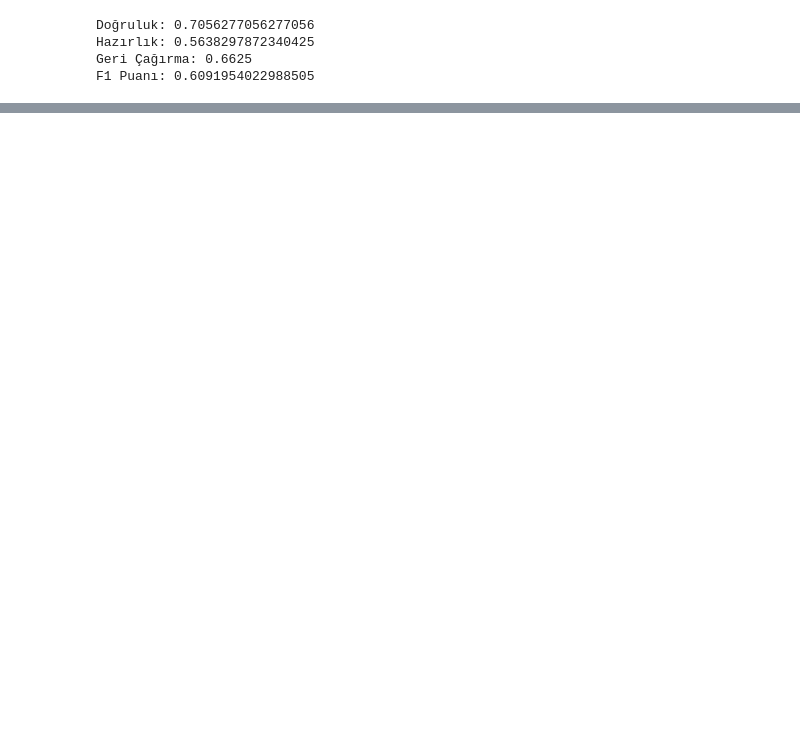
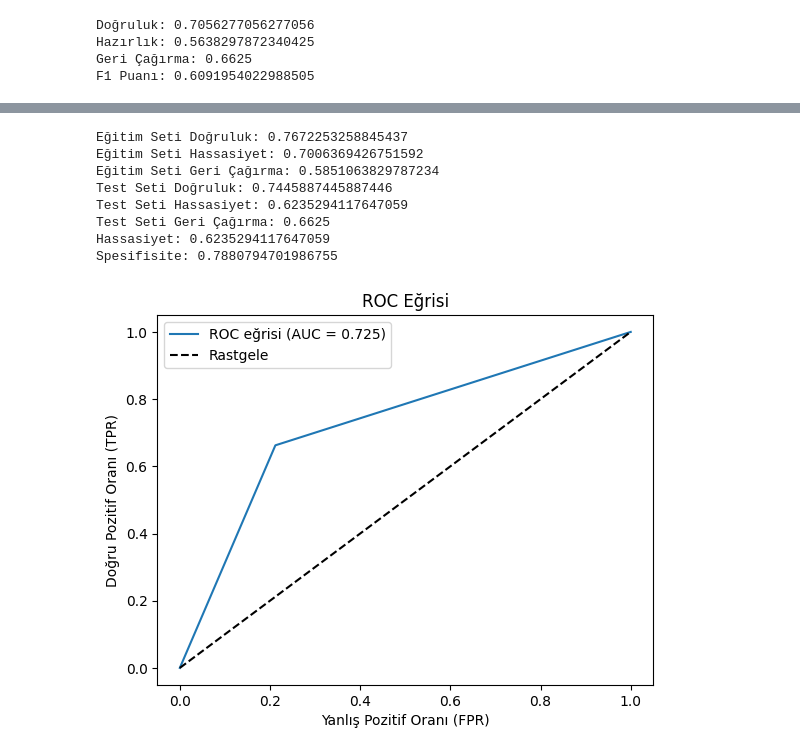
Before and after one commit to Ozksmnburhan/E-czanem, a Jupyter notebook: MakinaOgrenmesi1.ipynb, the cells around one changed output, grey strips where cells are left out. Saved outputs shown, nothing was run; the diff lists cells and outputs as text; code cells hidden in the pictures; blank space fills up the shorter version.

```diff
--- a/MakinaOgrenmesi1.ipynb
+++ b/MakinaOgrenmesi1.ipynb
@@ -737,0 +805,68 @@ F1 Puanı: 0.6091954022988505
+# %%
+from sklearn.metrics import precision_recall_fscore_support, confusion_matrix, roc_curve, auc
+import matplotlib.pyplot as plt
+
+# Eğitim ve test kümelerinizi oluşturun
+X_train, X_test, y_train, y_test = train_test_split(X, y, test_size=0.3, random_state=42)
+
+# Naive Bayes sınıflandırıcısını oluşturma ve eğitim
+nb = GaussianNB()
+nb.fit(X_train, y_train)
+
+# Eğitim verisi üzerinde tahminler
+y_pred = nb.predict(X_train)
+
+# Doğruluk, hassasiyet ve geri çağırma skorlarını hesaplama
+accuracy = accuracy_score(y_train, y_pred)
+precision = precision_score(y_train, y_pred)
+recall = recall_score(y_train, y_pred)
+
+# Sonuçları raporlama
+print("Eğitim Seti Doğruluk:", accuracy)
+print("Eğitim Seti Hassasiyet:", precision)
+print("Eğitim Seti Geri Çağırma:", recall)
+
+# Test verisi üzerinde tahminler
+y_pred = nb.predict(X_test)
+
+# Test Seti Doğruluk, Hassasiyet ve Geri Çağırma skorlarını hesaplama
+accuracy = accuracy_score(y_test, y_pred)
+precision = precision_score(y_test, y_pred)
+recall = recall_score(y_test, y_pred)
+
+# Sonuçları raporlama
+print("Test Seti Doğruluk:", accuracy)
+print("Test Seti Hassasiyet:", precision)
+print("Test Seti Geri Çağırma:", recall)
+
+# Hassasiyet ve Spesifisite Hesaplama
+cm = confusion_matrix(y_test, y_pred)
+hazirlik = cm[1, 1] / (cm[1, 1] + cm[0, 1])
+gericagirma = cm[0, 0] / (cm[0, 0] + cm[1, 0])
+spesifisite = cm[0, 0] / (cm[0, 0] + cm[0, 1])
+
+print("Hassasiyet:", hazirlik)
+print("Spesifisite:", spesifisite)
+
+# ROC Eğrisi
+fpr, tpr, thresholds = roc_curve(y_test, y_pred)
+roc_auc = auc(fpr, tpr)
+
+plt.figure()
+plt.plot(fpr, tpr, label='ROC eğrisi (AUC = %0.3f)' % roc_auc)
+plt.plot([0, 1], [0, 1], 'k--', label='Rastgele')
+plt.xlabel('Yanlış Pozitif Oranı (FPR)')
+plt.ylabel('Doğru Pozitif Oranı (TPR)')
+plt.title('ROC Eğrisi')
+plt.legend()
+plt.show()
+# %% [output]
+Eğitim Seti Doğruluk: 0.7672253258845437
+Eğitim Seti Hassasiyet: 0.7006369426751592
+Eğitim Seti Geri Çağırma: 0.5851063829787234
+Test Seti Doğruluk: 0.7445887445887446
+Test Seti Hassasiyet: 0.6235294117647059
+Test Seti Geri Çağırma: 0.6625
+Hassasiyet: 0.6235294117647059
+Spesifisite: 0.7880794701986755
+[figure, added]
```
Also changed, not shown: parts of 20 cells of this notebook.
